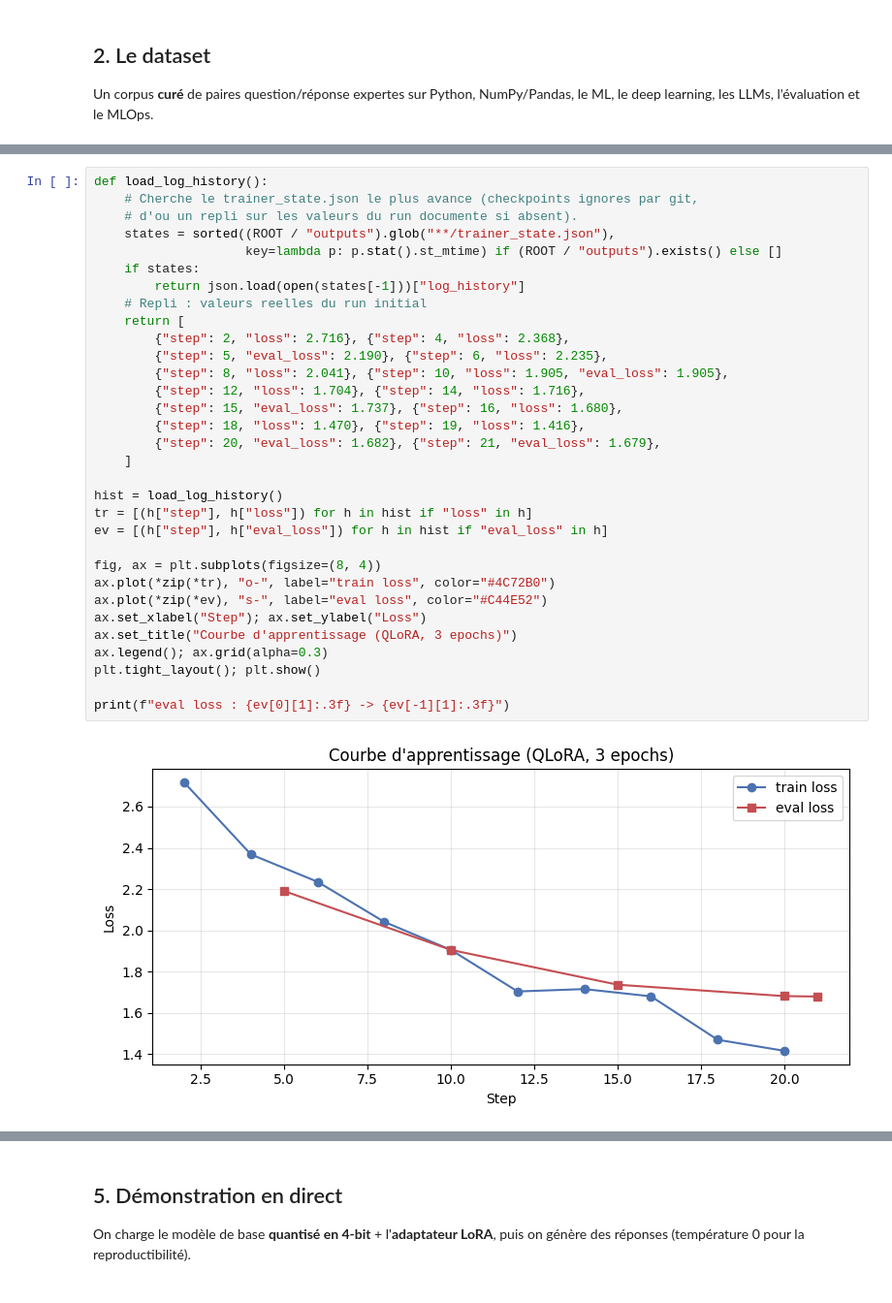
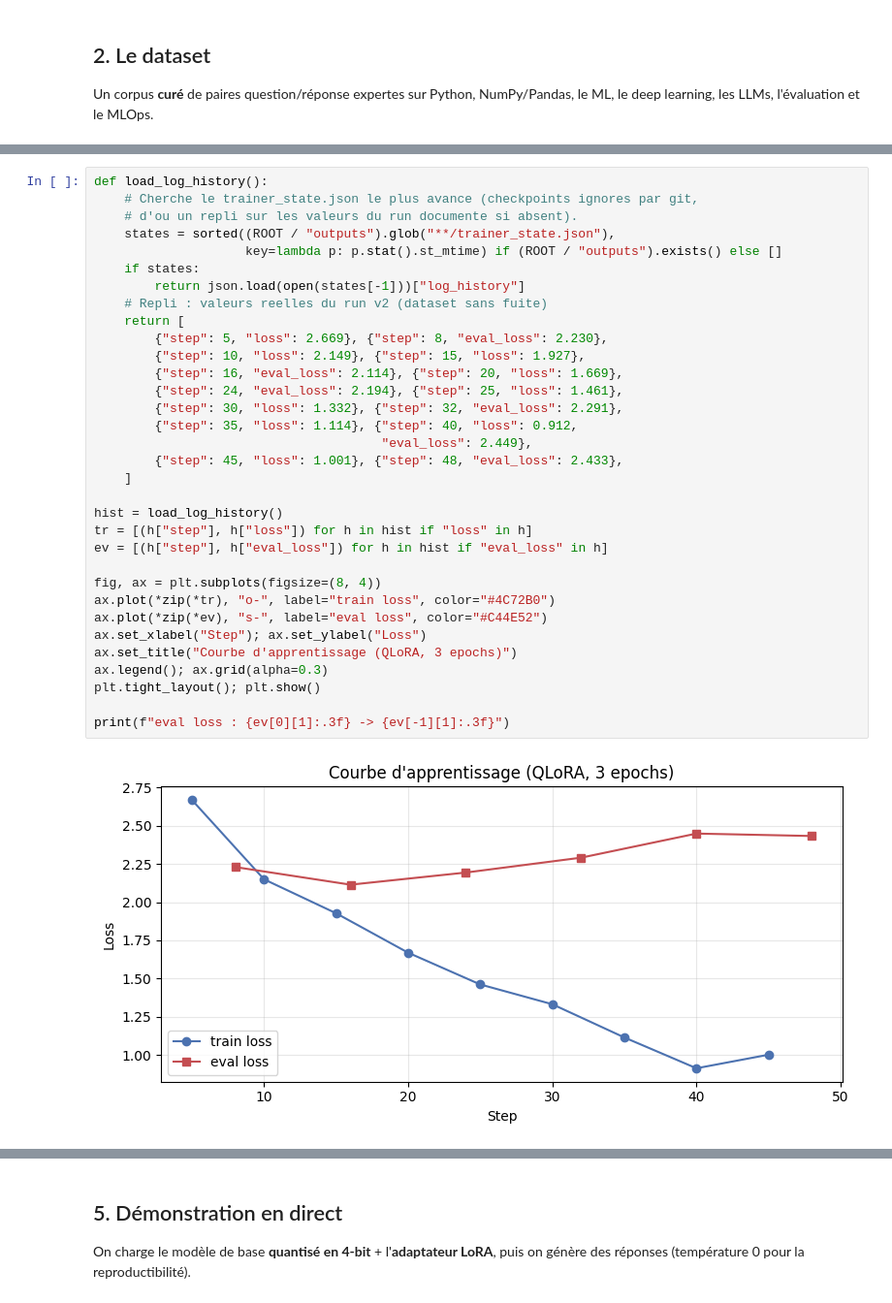
Before and after one commit to mrSvet0zar/llm-finetuning-qlora, a Jupyter notebook: notebooks/demo.ipynb, the cells around one changed output, grey strips where cells are left out. Shown at 97% size. Drawn from its saved outputs; the diff is of its cells as text.

```diff
--- a/notebooks/demo.ipynb
+++ b/notebooks/demo.ipynb
@@ -82,34 +90,35 @@ apprentissage sain, **sans overfitting**.
 # %%
 def load_log_history():
     # Cherche le trainer_state.json le plus avance (checkpoints ignores par git,
     # d'ou un repli sur les valeurs du run documente si absent).
     states = sorted((ROOT / "outputs").glob("**/trainer_state.json"),
                     key=lambda p: p.stat().st_mtime) if (ROOT / "outputs").exists() else []
     if states:
         return json.load(open(states[-1]))["log_history"]
-    # Repli : valeurs reelles du run initial
+    # Repli : valeurs reelles du run v2 (dataset sans fuite)
     return [
-        {"step": 2, "loss": 2.716}, {"step": 4, "loss": 2.368},
-        {"step": 5, "eval_loss": 2.190}, {"step": 6, "loss": 2.235},
-        {"step": 8, "loss": 2.041}, {"step": 10, "loss": 1.905, "eval_loss": 1.905},
-        {"step": 12, "loss": 1.704}, {"step": 14, "loss": 1.716},
-        {"step": 15, "eval_loss": 1.737}, {"step": 16, "loss": 1.680},
-        {"step": 18, "loss": 1.470}, {"step": 19, "loss": 1.416},
-        {"step": 20, "eval_loss": 1.682}, {"step": 21, "eval_loss": 1.679},
+        {"step": 5, "loss": 2.669}, {"step": 8, "eval_loss": 2.230},
+        {"step": 10, "loss": 2.149}, {"step": 15, "loss": 1.927},
+        {"step": 16, "eval_loss": 2.114}, {"step": 20, "loss": 1.669},
+        {"step": 24, "eval_loss": 2.194}, {"step": 25, "loss": 1.461},
+        {"step": 30, "loss": 1.332}, {"step": 32, "eval_loss": 2.291},
+        {"step": 35, "loss": 1.114}, {"step": 40, "loss": 0.912,
+                                      "eval_loss": 2.449},
+        {"step": 45, "loss": 1.001}, {"step": 48, "eval_loss": 2.433},
     ]
 
 hist = load_log_history()
 tr = [(h["step"], h["loss"]) for h in hist if "loss" in h]
 ev = [(h["step"], h["eval_loss"]) for h in hist if "eval_loss" in h]
 
 fig, ax = plt.subplots(figsize=(8, 4))
 ax.plot(*zip(*tr), "o-", label="train loss", color="#4C72B0")
 ax.plot(*zip(*ev), "s-", label="eval loss", color="#C44E52")
 ax.set_xlabel("Step"); ax.set_ylabel("Loss")
 ax.set_title("Courbe d'apprentissage (QLoRA, 3 epochs)")
 ax.legend(); ax.grid(alpha=0.3)
 plt.tight_layout(); plt.show()
 
 print(f"eval loss : {ev[0][1]:.3f} -> {ev[-1][1]:.3f}")
 # %% [output]
-[figure, old version]
+[figure, new version]
```
Also changed, not shown: parts of 8 cells of this notebook, 18 other files.
